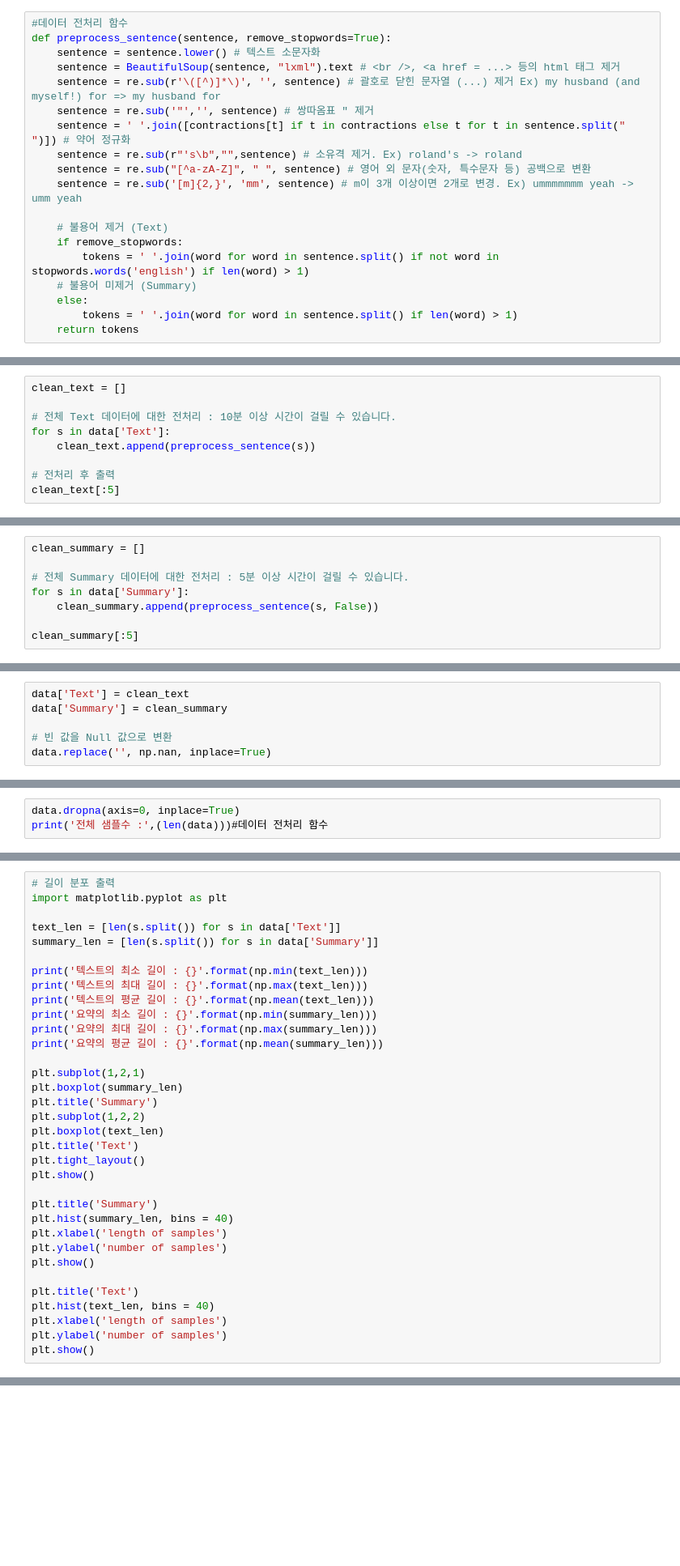
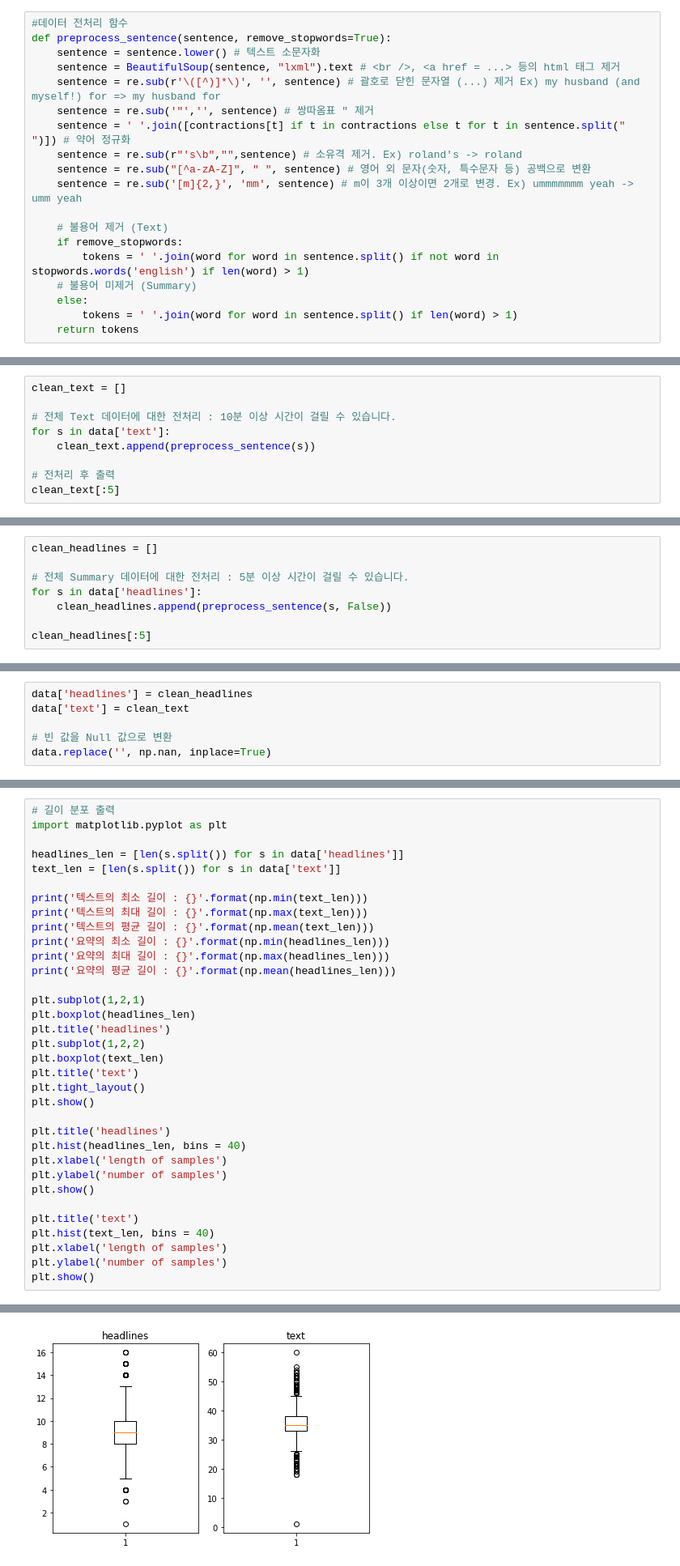
Before and after one commit to Zion-J-Park/aiffel, a Jupyter notebook: aiffel/[E11]News_Summary.ipynb, the cells around one changed output, grey strips where cells are left out. Shown at 81% size. Drawn from its saved outputs; the diff is of its cells as text; blank space fills up the shorter version.

```diff
--- a/aiffel/[E11]News_Summary.ipynb
+++ b/aiffel/[E11]News_Summary.ipynb
@@ -98,7 +139,7 @@ print(preprocess_sentence(temp_summary, False))  # 불용어를 제거하지 않
 clean_text = []
 
 # 전체 Text 데이터에 대한 전처리 : 10분 이상 시간이 걸릴 수 있습니다.
-for s in data['Text']:
+for s in data['text']:
     clean_text.append(preprocess_sentence(s))
 
 # 전처리 후 출력
@@ -106,8 +153,8 @@ clean_text[:5]
 # %%
-clean_summary = []
+clean_headlines = []
 
 # 전체 Summary 데이터에 대한 전처리 : 5분 이상 시간이 걸릴 수 있습니다.
-for s in data['Summary']:
-    clean_summary.append(preprocess_sentence(s, False))
+for s in data['headlines']:
+    clean_headlines.append(preprocess_sentence(s, False))
 
-clean_summary[:5]
+clean_headlines[:5]
@@ -114,6 +167,6 @@ clean_summary[:5]
 # %%
-data['Text'] = clean_text
-data['Summary'] = clean_summary
+data['headlines'] = clean_headlines
+data['text'] = clean_text
 
 # 빈 값을 Null 값으로 변환
 data.replace('', np.nan, inplace=True)
@@ -122,3 +178,0 @@ data.isnull().sum()
-# %%
-data.dropna(axis=0, inplace=True)
-print('전체 샘플수 :',(len(data)))#데이터 전처리 함수
@@ -126,33 +184,34 @@ print('전체 샘플수 :',(len(data)))#데이터 전처리 함수
 # 길이 분포 출력
 import matplotlib.pyplot as plt
 
-text_len = [len(s.split()) for s in data['Text']]
-summary_len = [len(s.split()) for s in data['Summary']]
+headlines_len = [len(s.split()) for s in data['headlines']]
+text_len = [len(s.split()) for s in data['text']]
 
 print('텍스트의 최소 길이 : {}'.format(np.min(text_len)))
 print('텍스트의 최대 길이 : {}'.format(np.max(text_len)))
 print('텍스트의 평균 길이 : {}'.format(np.mean(text_len)))
-print('요약의 최소 길이 : {}'.format(np.min(summary_len)))
-print('요약의 최대 길이 : {}'.format(np.max(summary_len)))
-print('요약의 평균 길이 : {}'.format(np.mean(summary_len)))
+print('요약의 최소 길이 : {}'.format(np.min(headlines_len)))
+print('요약의 최대 길이 : {}'.format(np.max(headlines_len)))
+print('요약의 평균 길이 : {}'.format(np.mean(headlines_len)))
 
 plt.subplot(1,2,1)
-plt.boxplot(summary_len)
-plt.title('Summary')
+plt.boxplot(headlines_len)
+plt.title('headlines')
 plt.subplot(1,2,2)
 plt.boxplot(text_len)
-plt.title('Text')
+plt.title('text')
 plt.tight_layout()
 plt.show()
 
-plt.title('Summary')
-plt.hist(summary_len, bins = 40)
+plt.title('headlines')
+plt.hist(headlines_len, bins = 40)
 plt.xlabel('length of samples')
 plt.ylabel('number of samples')
 plt.show()
 
-plt.title('Text')
+plt.title('text')
 plt.hist(text_len, bins = 40)
 plt.xlabel('length of samples')
 plt.ylabel('number of samples')
 plt.show()
+# %% [output]
@@ -158,0 +224 @@ plt.show()
+[figure, added]
```
Also changed, not shown: parts of 64 cells of this notebook.
